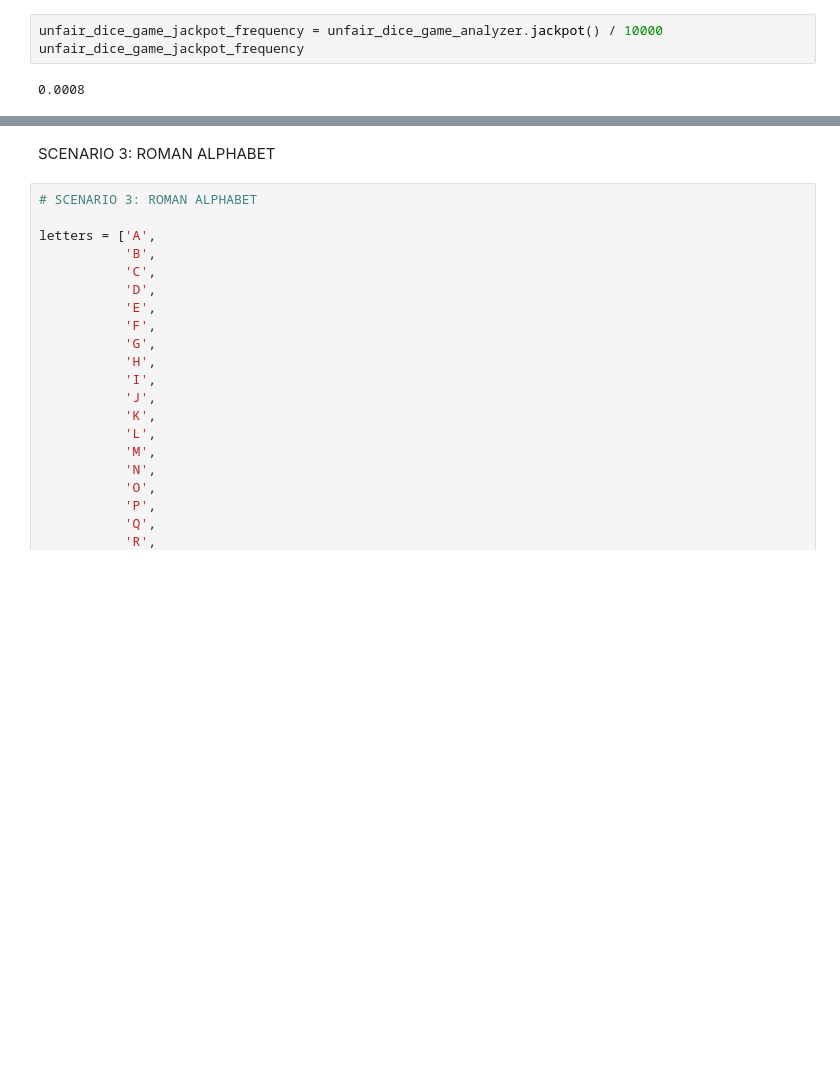
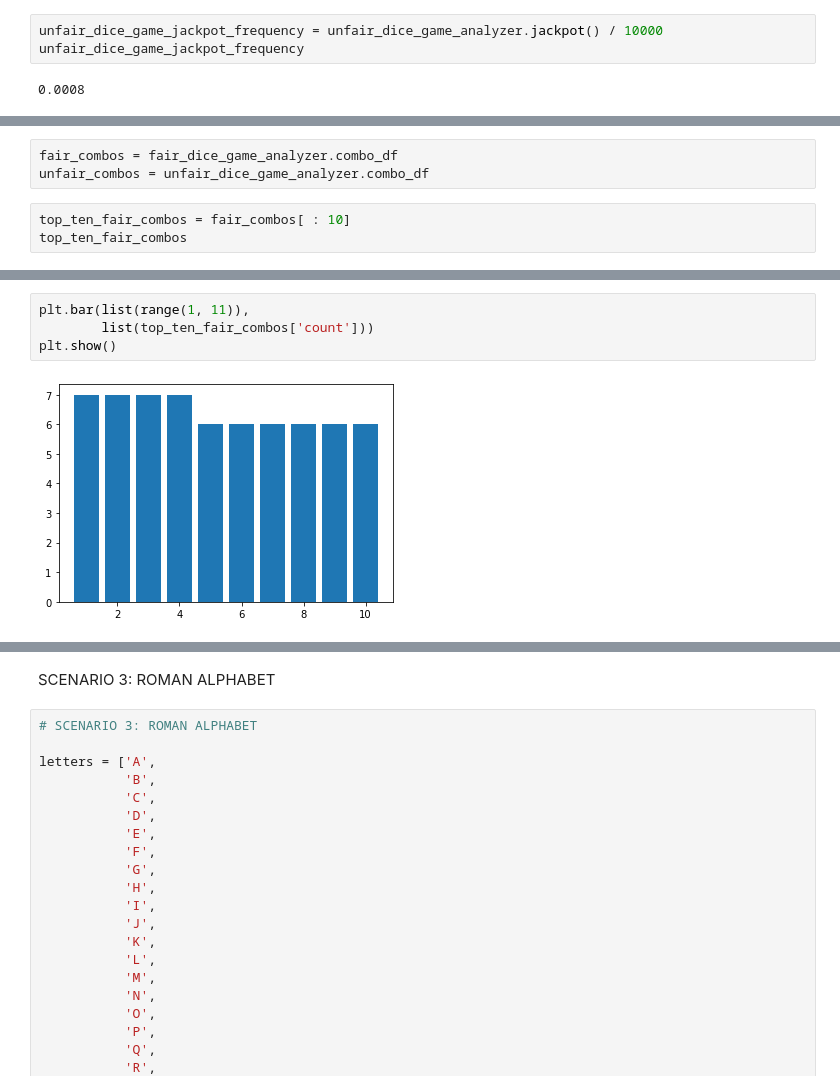
Before and after one commit to rjcubarrubia/montecarlosim, a Jupyter notebook: montecarlo_demo.ipynb, the cells around one changed output, grey strips where cells are left out. Saved outputs shown, nothing was run; the diff lists cells and outputs as text; blank space fills up the shorter version.

Commit message:
fixed combo method in Analyzer class; updated montecarlosim.py, montecarlo_tests.py, montecarlo_test_results.txt, montecarlo_demo.ipynb; uploaded final-project-submission.ipynb

```diff
--- a/montecarlo_demo.ipynb
+++ b/montecarlo_demo.ipynb
@@ -98,0 +104,6 @@ plt.show()
+# %%
+fair_combos = fair_dice_game_analyzer.combo_df
+unfair_combos = unfair_dice_game_analyzer.combo_df
+# %%
+top_ten_fair_combos = fair_combos[ : 10]
+top_ten_fair_combos
@@ -98,0 +123,6 @@ plt.show()
+# %%
+plt.bar(list(range(1, 11)),
+        list(top_ten_fair_combos['count']))
+plt.show()
+# %% [output]
+[figure, added]
```
Also changed, not shown: parts of 32 cells of this notebook, 4 other files.
